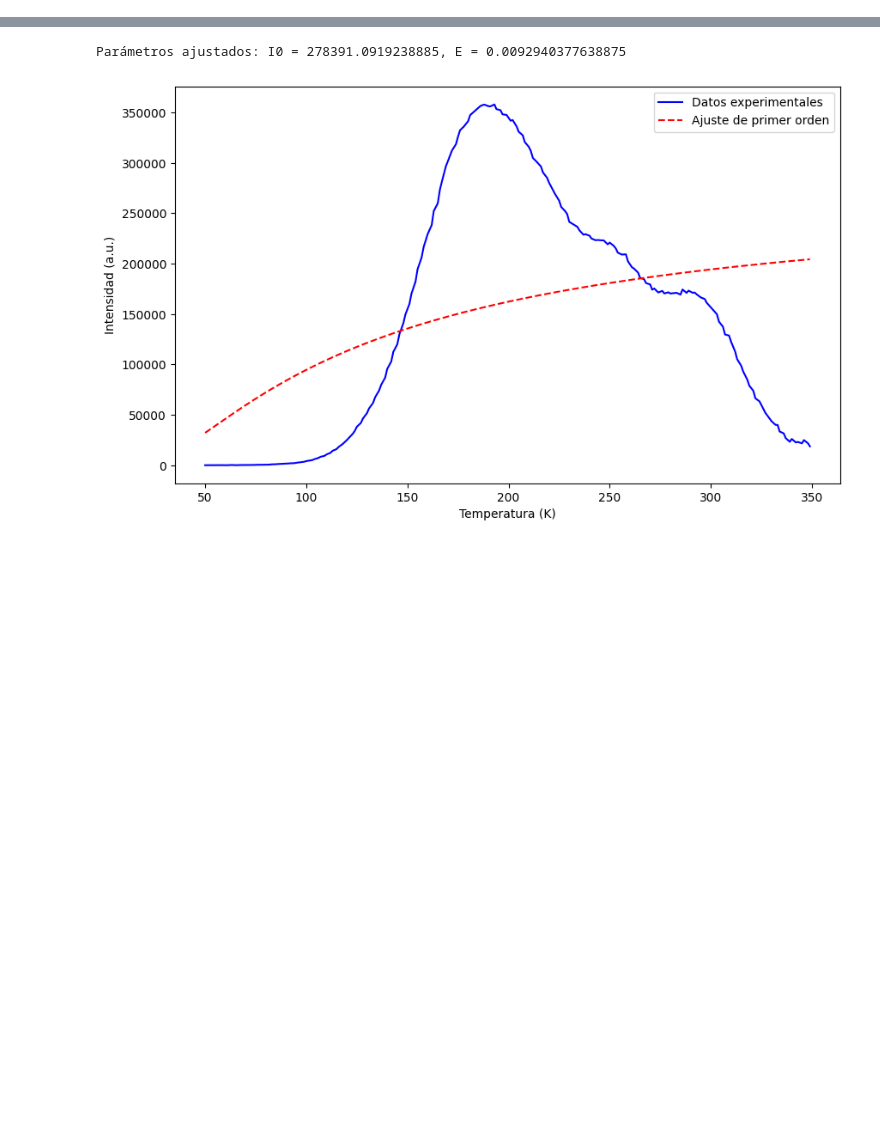
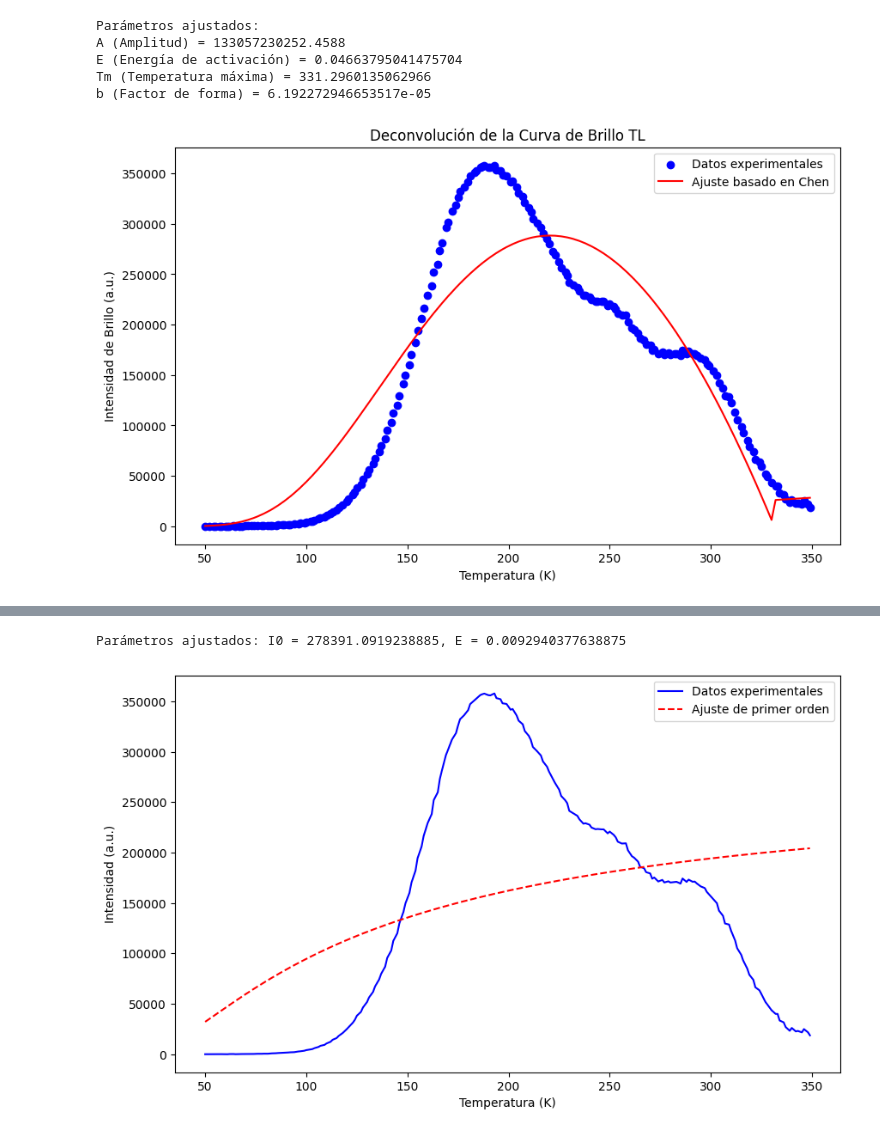
Before and after one commit to rgsalcedo/GlowCurves, a Jupyter notebook: DeCurBrillo.ipynb, the cells around one changed output, grey strips where cells are left out. Drawn from its saved outputs; the diff is of its cells as text; code cells hidden in the pictures; blank space fills up the shorter version.

```diff
--- a/DeCurBrillo.ipynb
+++ b/DeCurBrillo.ipynb
@@ -35,3 +35,58 @@ xray = np.array([
     63489, 59714, 51816, 49166, 43704, 40051, 40049, 33471, 31666, 26956, 23326, 26105, 22681, 23155, 21729, 24982, 21815,
     18734
 ], dtype=float)
+# %%
+# Constante de Boltzmann en eV/K
+k = 8.617333262145e-5
+
+# Definición de la función para ajustar los picos de acuerdo al método de forma de pico de Chen (1997)
+def chen_peak(T, A, E, Tm, b):
+    """
+    Función de ajuste basada en el método de Chen para el análisis de formas de picos TL.
+
+    Parámetros:
+    T : array de temperatura
+    A : amplitud del pico
+    E : energía de activación
+    Tm : temperatura a la máxima intensidad del pico
+    b : factor de forma
+
+    Retorna:
+    Intensidad del brillo termoluminiscente para cada T.
+    """
+    # Evitar valores negativos o muy pequeños para evitar cálculos indefinidos
+    T = np.clip(T, 1e-6, None)  # Esto asegura que no haya valores cero o negativos
+    term2 = 1 - (T / Tm)**b
+    term2[term2 <= 0] = 1e-6  # Reemplazar valores negativos o cero por un número pequeño
+
+    return A * np.exp(-E / (k * T)) * (term2)**(1 - b)
+
+## Ajuste del modelo
+initial_params = [350000, 0.836, 180, 2]  # Ajusta estos valores según lo necesario
+bounds = ([0, 0, temperature.min(), 0], [np.inf, 2, temperature.max(), 2])
+popt, pcov = curve_fit(chen_peak, temperature, xray, p0=initial_params, method='trf', bounds=bounds)
+#popt, pcov = curve_fit(chen_peak, temperature, xray, p0=initial_params, bounds=bounds)
+
+# Imprimir los parámetros ajustados
+print("Parámetros ajustados:")
+print("A (Amplitud) =", popt[0])
+print("E (Energía de activación) =", popt[1])
+print("Tm (Temperatura máxima) =", popt[2])
+print("b (Factor de forma) =", popt[3])
+
+# Graficar los resultados
+plt.figure(figsize=(10, 6))
+plt.scatter(temperature, xray, color='blue', label='Datos experimentales')
+plt.plot(temperature, chen_peak(temperature, *popt), color='red', label='Ajuste basado en Chen')
+plt.title('Deconvolución de la Curva de Brillo TL')
+plt.xlabel('Temperatura (K)')
+plt.ylabel('Intensidad de Brillo (a.u.)')
+plt.legend()
+plt.show()
+# %% [output]
+Parámetros ajustados:
+A (Amplitud) = 133057230252.4588
+E (Energía de activación) = 0.04663795041475704
+Tm (Temperatura máxima) = 331.2960135062966
+b (Factor de forma) = 6.192272946653517e-05
+[figure, added]
```
Also changed, not shown: parts of 1 cell of this notebook.
